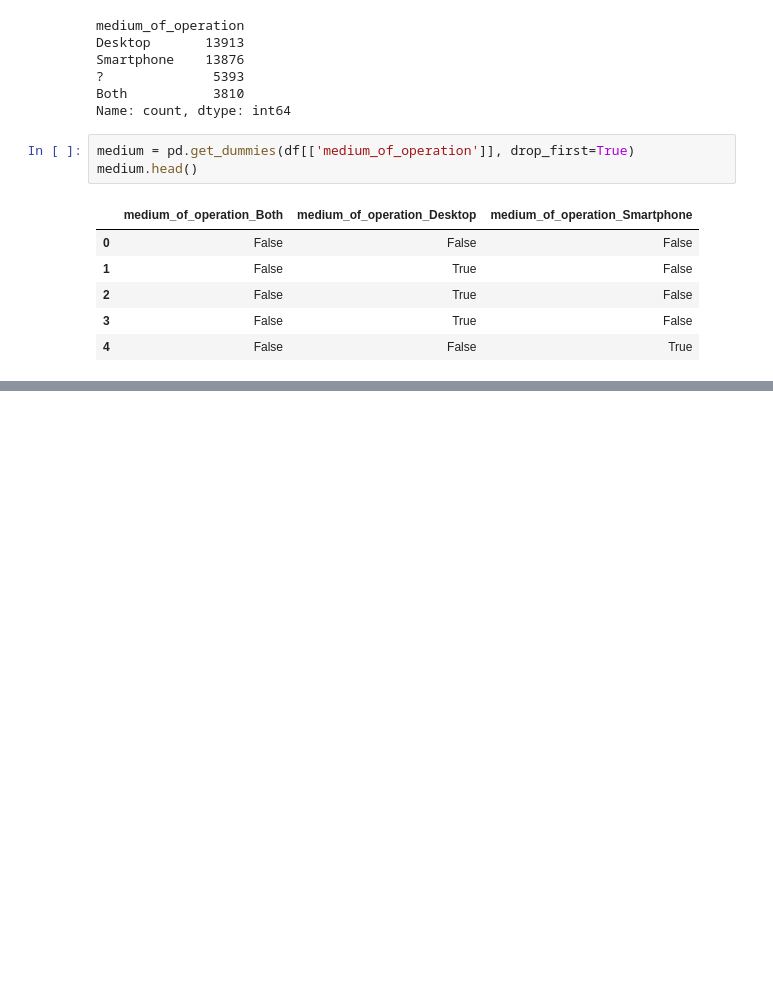
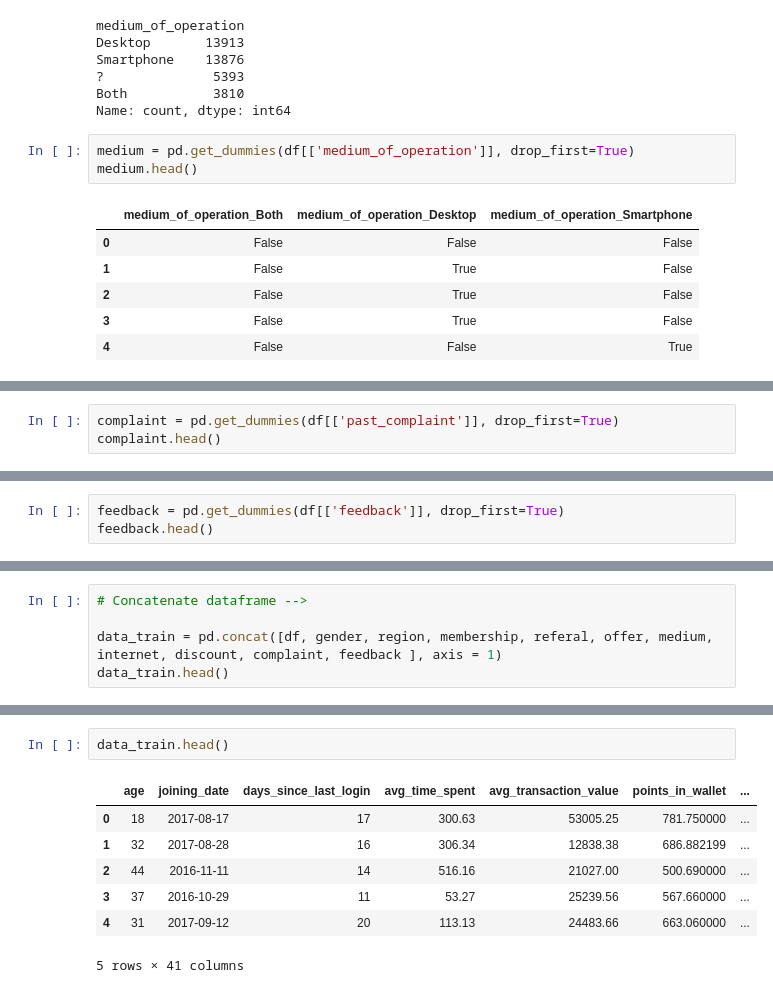
Before and after one commit to gpratik143/Customer-Churn-Prediction, a Jupyter notebook: Prediction.ipynb, the cells around one changed output, grey strips where cells are left out. Drawn from its saved outputs; the diff is of its cells as text; blank space fills up the shorter version.

```diff
--- a/Prediction.ipynb
+++ b/Prediction.ipynb
@@ -549,0 +592,3 @@ medium.head()
+# %%
+complaint = pd.get_dummies(df[['past_complaint']], drop_first=True)
+complaint.head()
@@ -549,0 +616,3 @@ medium.head()
+# %%
+feedback = pd.get_dummies(df[['feedback']], drop_first=True)
+feedback.head()
@@ -549,0 +626,5 @@ medium.head()
+# %%
+# Concatenate dataframe -->
+
+data_train = pd.concat([df, gender, region, membership, referal, offer, medium, internet, discount, complaint, feedback ], axis = 1)
+data_train.head()
@@ -549,0 +662,10 @@ medium.head()
+# %%
+data_train.head()
+# %% [output]
+|  | age | joining_date | days_since_last_login | avg_time_spent | avg_transaction_value | points_in_wallet | ... |
+| 0 | 18 | 2017-08-17 | 17 | 300.63 | 53005.25 | 781.750000 | ... |
+| 1 | 32 | 2017-08-28 | 16 | 306.34 | 12838.38 | 686.882199 | ... |
+| 2 | 44 | 2016-11-11 | 14 | 516.16 | 21027.00 | 500.690000 | ... |
+| 3 | 37 | 2016-10-29 | 11 | 53.27 | 25239.56 | 567.660000 | ... |
+| 4 | 31 | 2017-09-12 | 20 | 113.13 | 24483.66 | 663.060000 | ... |
+5 rows × 41 columns
```
Also changed, not shown: parts of 46 cells of this notebook.
